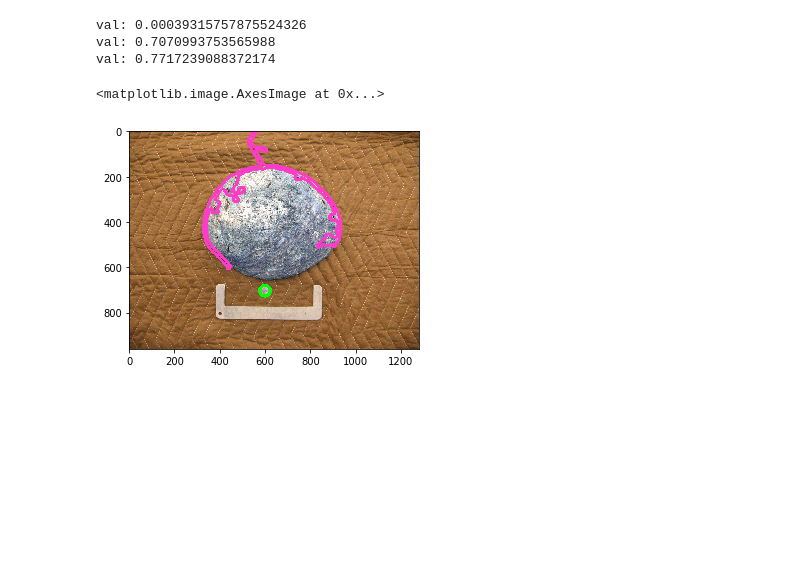
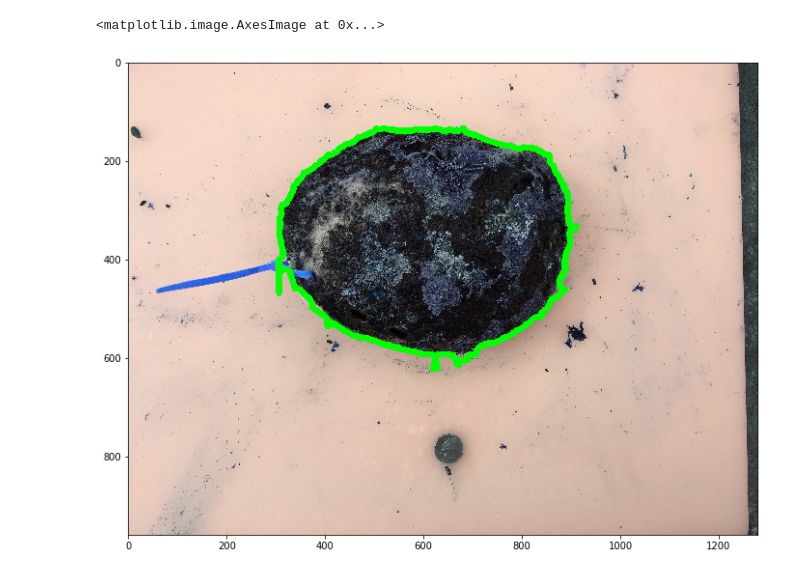
Before and after one commit to mcclintock-lab/ocean-ruler-python, a Jupyter notebook: AbaloneTester.ipynb, the cells around one changed output. Cells and saved outputs as stored; diff of their text form; code cells hidden in the pictures; blank space fills up the shorter version.

```diff
--- a/AbaloneTester.ipynb
+++ b/AbaloneTester.ipynb
@@ -14,11 +13,16 @@ abalone_template_contour, small_abalone_template_contour, quarter_template_conto
 # %%
 is_deployed = False
 # %%
-imageName = "blue_bkground_data/2016-08-01 17_44_32.1A.jpg"
+#imageName = "blue_bkground_data/2016-08-01 17_44_32.1A.jpg"
 #imageName = "color_bkground_data/IMG_5709.JPG"
-#imageName = "may_2017_data/IMG_7.01.JPG"
-#imageName = "617_data/FrankPhotos/Glass_Beach_Memorial_Day_ - 1003_214.jpg"
+#gets dissolved too much
+#imageName = "may_2017_data/IMG_7.68.JPG"
+
+#imageName = "617_data/FrankPhotos/Glass_Beach_Memorial_Day_ - 48_191.jpg"
+imageName = "617_data/FrankPhotos/Glass_Beach_Memorial_Day_ - 934_224.jpg"
 #imageName = "new_color_bkground_data/blue/Eric 12.jpg"
+#imageName = "dec_bkground_data/IMG_60.jpg"
+#imageName="color_bkground_data/IMG_5703.JPG"
 showResults=True
 # %%
 image_full = cv2.imread(imageName, cv2.IMREAD_COLOR)
@@ -179,45 +58,11 @@ num in np: 347
-# %%
-
-
-ncols = len(rescaled_image[0])
-nrows = len(rescaled_image)
-img_area = nrows*ncols
-img_area
-
-target_perc = 40*40/img_area
-matches = []
-cnt = 0
-
-for scontour in scale_contours:
-    try:
-        carea = cv2.contourArea(scontour)
-        perc = carea/img_area
-
-
-        if perc <= 0.15 and perc >= target_perc:
-            if utils.is_really_round(scontour):
-                if not utils.is_contour_enclosed(scontour, target_contour, True):
-                    matches.append(scontour)
-    except Exception:
-        continue
-
-minVal=1000000
-dex = 0
-for i, match in enumerate(matches):
-    val = cv2.matchShapes(match, quarter_template_contour, 2, 0.0)
-    print("val: {}".format(val))
-    if val < minVal:
-        dex = i
-        minVal = val
-
-thinned = np.array(matches[dex])
-new_drawing = rescaled_image.copy()
-cv2.drawContours(new_drawing, thinned,-1, (0,255,0),13)
-cv2.drawContours(new_drawing,[target_contour],-1,(255,59,200),12)
-plot.imshow(new_drawing)
-# %% [output]
-val: 0.00039315757875524326
-val: 0.7070993753565988
-val: 0.7717239088372174
-<matplotlib.image.AxesImage at 0x...>
-[figure, removed]
+# %%
+new_drawing = rescaled_image.copy()
+contours, orig_contours = contour_utils.get_abalone_contour(new_drawing, small_abalone_template_contour)
+
+cv2.drawContours(new_drawing, [contours], -1, (0,255,0),12)
+#cv2.drawContours(new_drawing, np.array(orig_contours[1]), -1, (255,0,0),10)
+plot.figure(figsize = (16,9))
+plot.imshow(new_drawing)
+# %% [output]
+<matplotlib.image.AxesImage at 0x...>
+[figure, added]
```
Also changed, not shown: parts of 12 cells of this notebook, 7 other files.
